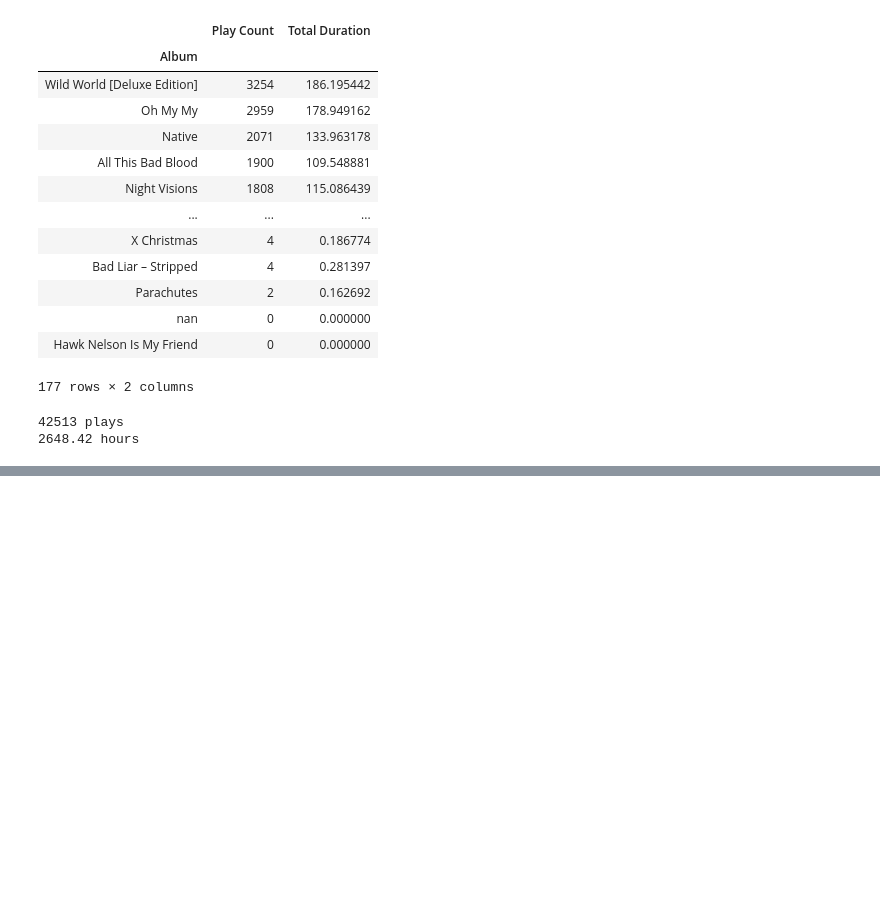
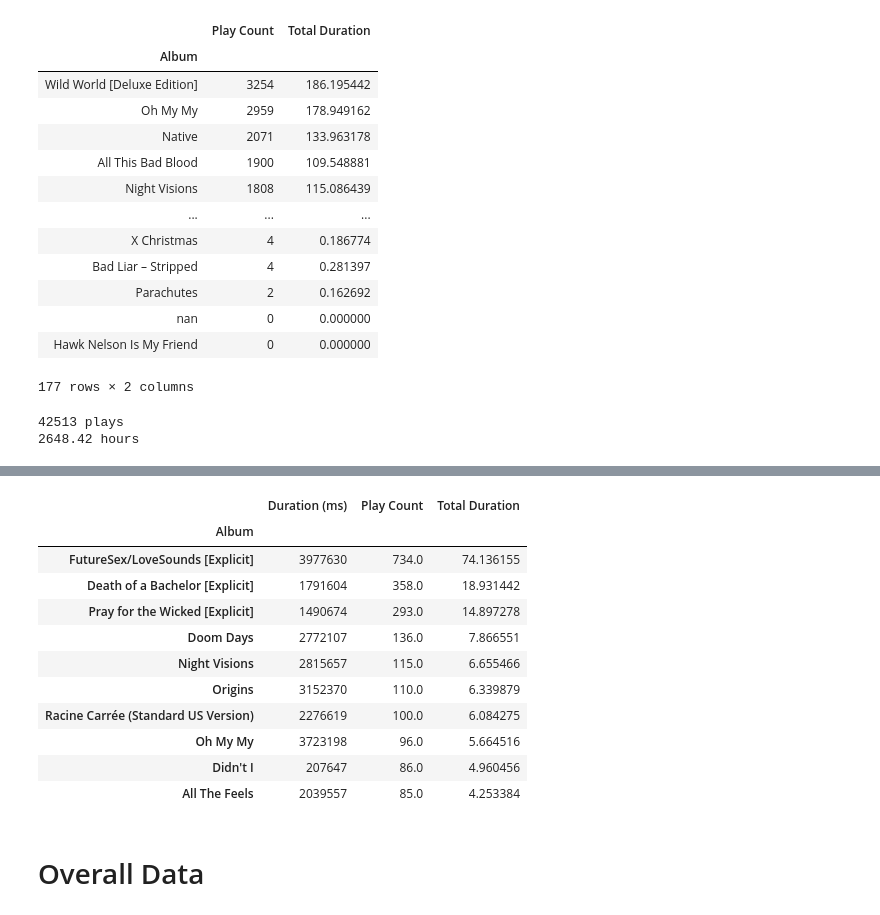
Before and after one commit to jvmohr/moosic, a Jupyter notebook: tester.ipynb, the cells around one changed output, grey strips where cells are left out. Drawn from its saved outputs; the diff is of its cells as text; code cells hidden in the pictures; blank space fills up the shorter version.

```diff
--- a/tester.ipynb
+++ b/tester.ipynb
@@ -252,0 +320,17 @@ f.overall_statistics()
+# %%
+difference.groupby('Album').sum().sort_values(by='Total Duration', ascending=False)[:10]
+# %% [output]
+|  | Duration (ms) | Play Count | Total Duration |
+| Album |  |  |  |
+| FutureSex/LoveSounds [Explicit] | 3977630 | 734.0 | 74.136155 |
+| Death of a Bachelor [Explicit] | 1791604 | 358.0 | 18.931442 |
+| Pray for the Wicked [Explicit] | 1490674 | 293.0 | 14.897278 |
+| Doom Days | 2772107 | 136.0 | 7.866551 |
+| Night Visions | 2815657 | 115.0 | 6.655466 |
+| Origins | 3152370 | 110.0 | 6.339879 |
+| Racine Carrée (Standard US Version) | 2276619 | 100.0 | 6.084275 |
+| Oh My My | 3723198 | 96.0 | 5.664516 |
+| Didn't I | 207647 | 86.0 | 4.960456 |
+| All The Feels | 2039557 | 85.0 | 4.253384 |
+# %% [markdown]
+# Overall Data
```
Also changed, not shown: parts of 14 cells of this notebook, 2 other files.
